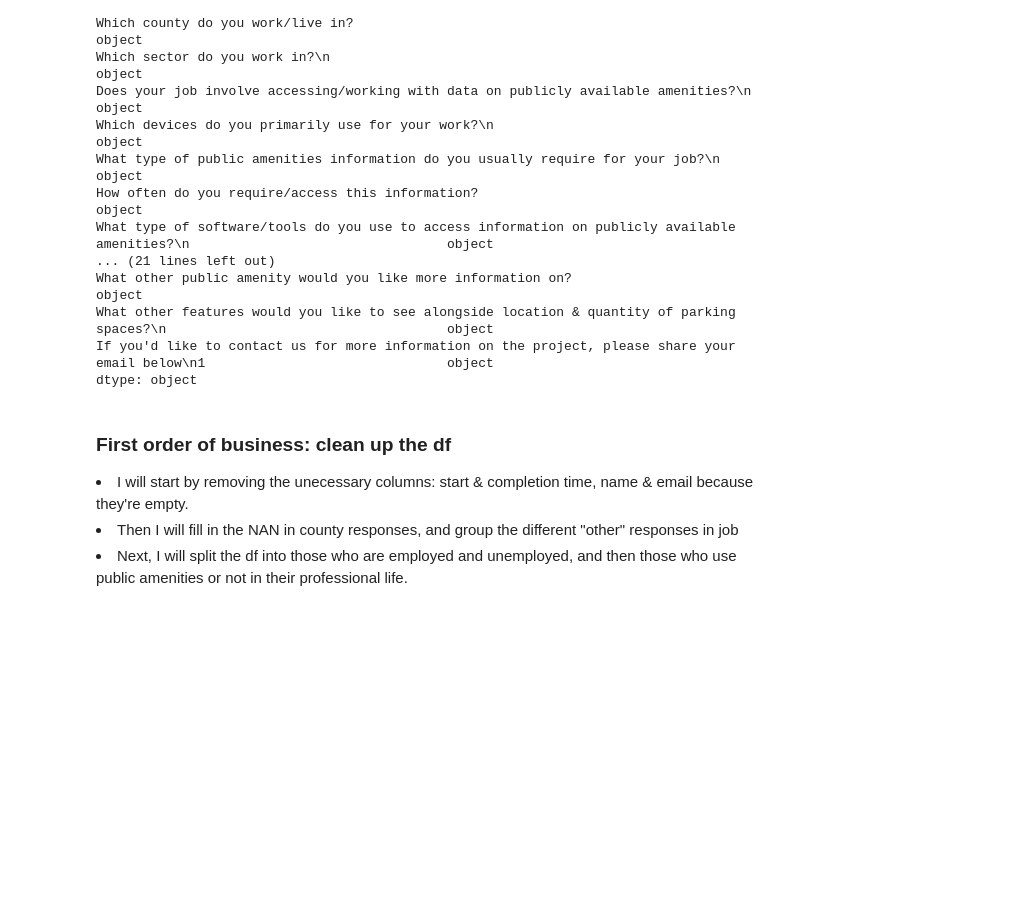
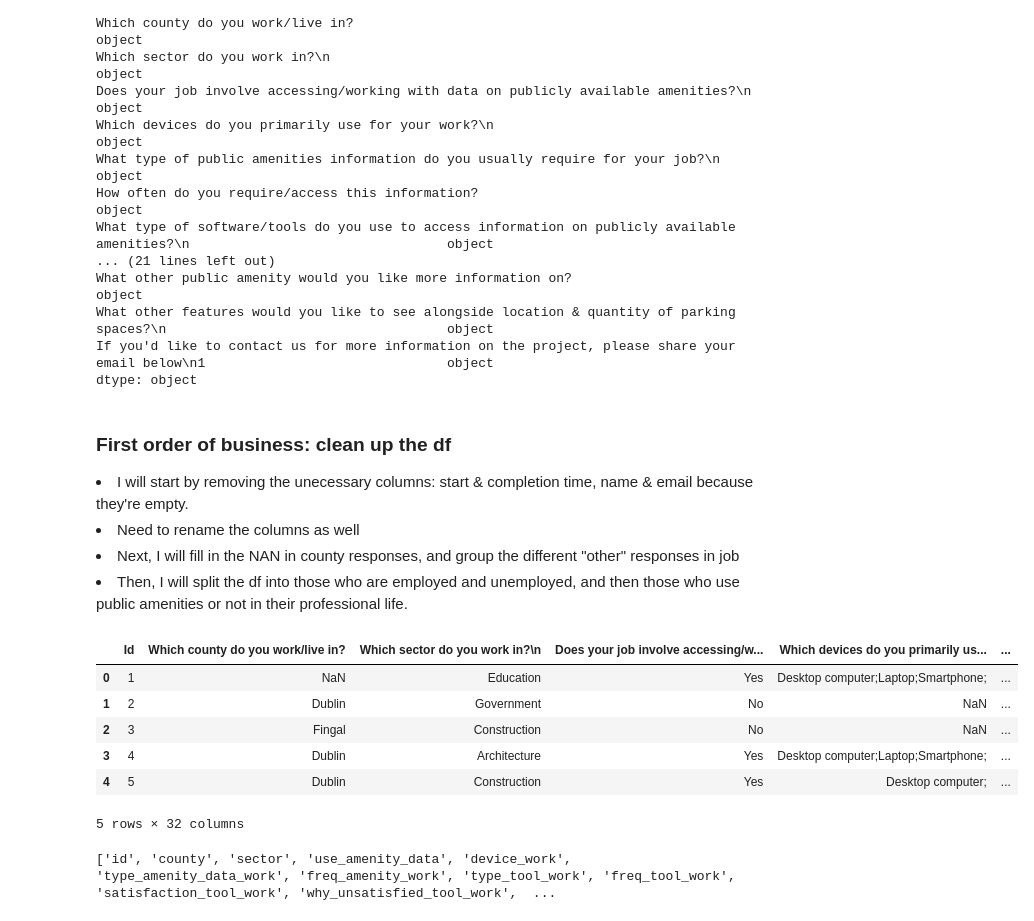
Before and after one commit to 2024-CMPU9010-GROUP-3/PROJECT, a Jupyter notebook: Python/script/survey-analysis/process.ipynb, the cells around one changed output. Saved outputs shown, nothing was run; the diff lists cells and outputs as text; code cells hidden in the pictures; blank space fills up the shorter version.

```diff
--- a/Python/script/survey-analysis/process.ipynb
+++ b/Python/script/survey-analysis/process.ipynb
@@ -49,5 +49,6 @@ dtype: object
 # %% [markdown]
 ### First order of business: clean up the df
 <li> I will start by removing the unecessary columns: start & completion time, name & email because they're empty.<br></li>
-<li>Then I will fill in the NAN in county responses, and group the different "other" responses in job<br></li>
-<li>Next, I will split the df into those who are employed and unemployed, and then those who use public amenities or not in their professional life.</li>
+<li>Need to rename the columns as well</li>
+<li>Next, I will fill in the NAN in county responses, and group the different "other" responses in job<br></li>
+<li>Then, I will split the df into those who are employed and unemployed, and then those who use public amenities or not in their professional life.</li>
@@ -55,0 +55,21 @@ dtype: object
+# %%
+# remove unecessary columns
+survey_data = survey_data.drop(survey_data.columns[[1,2,3,4]], axis=1)
+survey_data.head(5)
+# %% [output]
+|  | Id | Which county do you work/live in? | Which sector do you work in?\n | Does your job involve accessing/w... | Which devices do you primarily us... | ... |
+| 0 | 1 | NaN | Education | Yes | Desktop computer;Laptop;Smartphone; | ... |
+| 1 | 2 | Dublin | Government | No | NaN | ... |
+| 2 | 3 | Fingal | Construction | No | NaN | ... |
+| 3 | 4 | Dublin | Architecture | Yes | Desktop computer;Laptop;Smartphone; | ... |
+| 4 | 5 | Dublin | Construction | Yes | Desktop computer; | ... |
+5 rows × 32 columns
+# %%
+# import column names
+col_file = open("col_names.txt", "r")
+col_names = col_file.read()
+col_list = col_names.replace(' ','').split(",")
+print(col_list)
+col_file.close()
+# %% [output]
+['id', 'county', 'sector', 'use_amenity_data', 'device_work', 'type_amenity_data_work', 'freq_amenity_work', 'type_tool_work', 'freq_tool_work', 'satisfaction_tool_work', 'why_unsatisfied_tool_work',  ...
```
Also changed, not shown: parts of 6 cells of this notebook, 1 other file.
